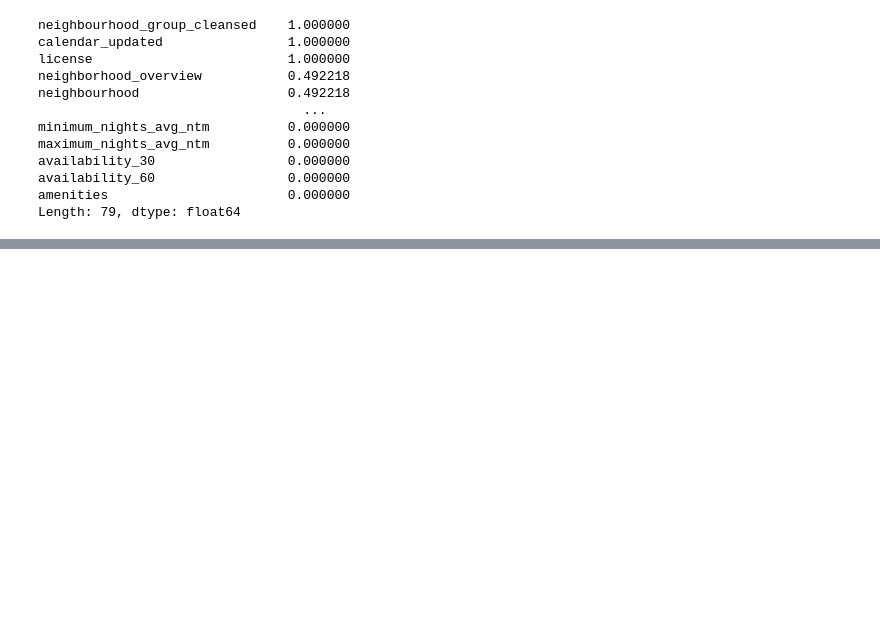
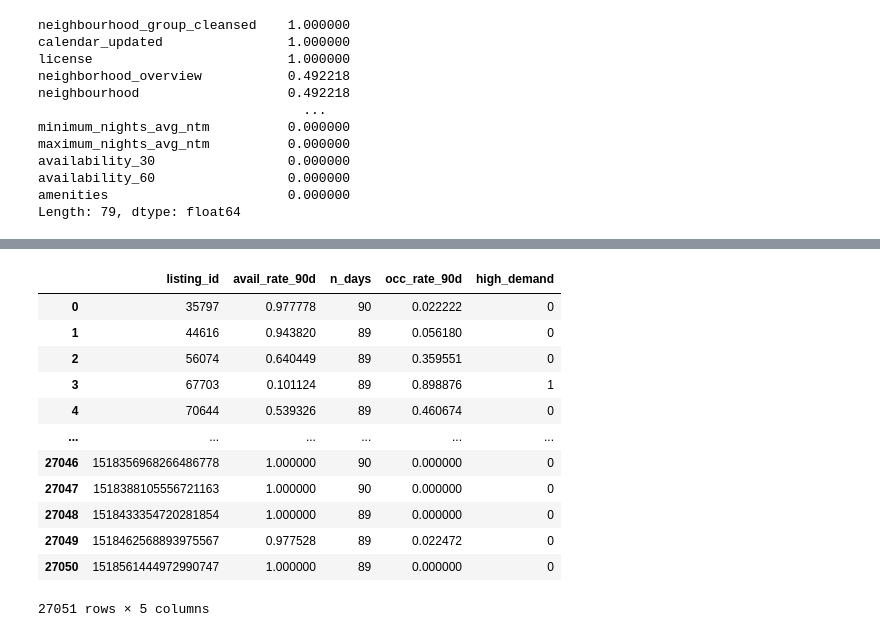
Before and after one commit to actdavidmc/DCD-G33-M2-P4, a Jupyter notebook: practica_4.ipynb, the cells around one changed output, grey strips where cells are left out. Drawn from its saved outputs; the diff is of its cells as text; code cells hidden in the pictures; blank space fills up the shorter version.

```diff
--- a/practica_4.ipynb
+++ b/practica_4.ipynb
@@ -189,3 +223,19 @@ print(agg["high_demand"].value_counts(dropna=False))
+# %%
+agg
+# %% [output]
+|  | listing_id | avail_rate_90d | n_days | occ_rate_90d | high_demand |
+| 0 | 35797 | 0.977778 | 90 | 0.022222 | 0 |
+| 1 | 44616 | 0.943820 | 89 | 0.056180 | 0 |
+| 2 | 56074 | 0.640449 | 89 | 0.359551 | 0 |
+| 3 | 67703 | 0.101124 | 89 | 0.898876 | 1 |
+| 4 | 70644 | 0.539326 | 89 | 0.460674 | 0 |
+| ... | ... | ... | ... | ... | ... |
+| 27046 | 1518356968266486778 | 1.000000 | 90 | 0.000000 | 0 |
+| 27047 | 1518388105556721163 | 1.000000 | 90 | 0.000000 | 0 |
+| 27048 | 1518433354720281854 | 1.000000 | 89 | 0.000000 | 0 |
+| 27049 | 1518462568893975567 | 0.977528 | 89 | 0.022472 | 0 |
+| 27050 | 1518561444972990747 | 1.000000 | 89 | 0.000000 | 0 |
+27051 rows × 5 columns
 # %%
 # listings id suele ser "id"
 list_id_col = "id" if "id" in listings.columns else None
```
Also changed, not shown: parts of 8 cells of this notebook, 1 other file.
